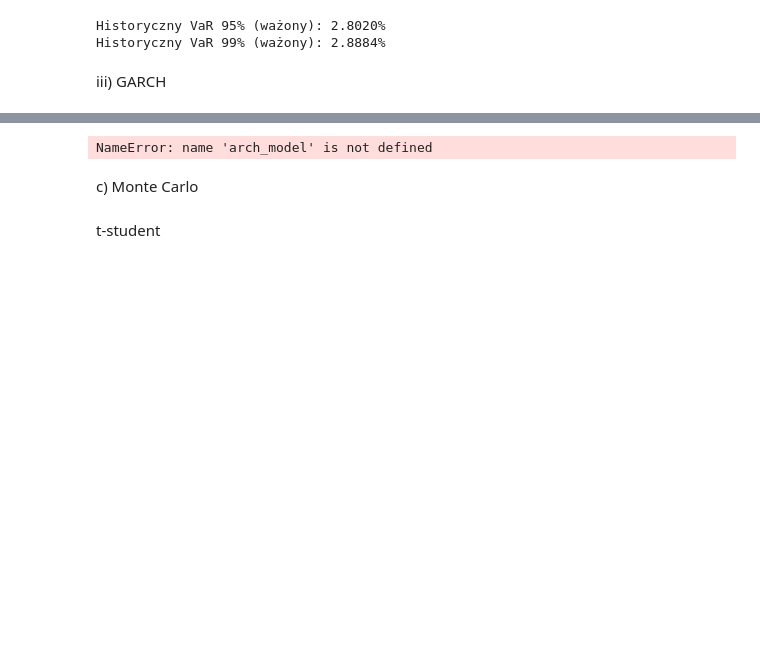
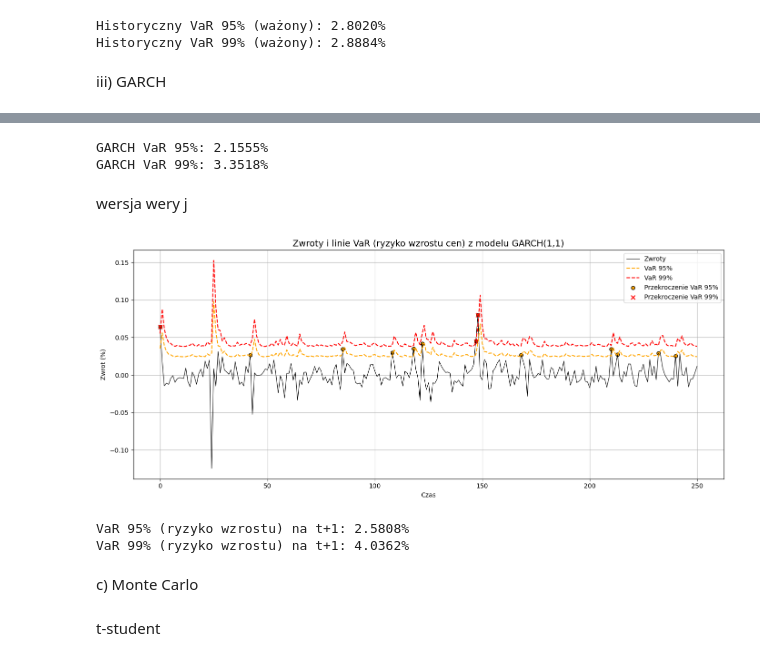
Before and after one commit to werpyr1003/Zarz-dzanie_ryzykiem_McDonald_Corporation, a Jupyter notebook: Projekt_3/prez_3.ipynb, the cells around one changed output, grey strips where cells are left out. Cells and saved outputs as stored; diff of their text form; code cells hidden in the pictures; blank space fills up the shorter version.

```diff
--- a/Projekt_3/prez_3.ipynb
+++ b/Projekt_3/prez_3.ipynb
@@ -225,14 +255,80 @@ garch_fit = model.fit(disp="off")
 conditional_volatility = garch_fit.conditional_volatility
 
 # Obliczanie VaR na poziomie 95% i 99% dla modelu GARCH
-VaR_garch_95 = np.percentile(conditional_volatility, 5)  # 5% percentyl dla VaR 95%
-VaR_garch_99 = np.percentile(conditional_volatility, 1)  # 1% percentyl dla VaR 99%
+VaR_garch_95 = np.percentile(conditional_volatility, 95)  # 5% percentyl dla VaR 95%
+VaR_garch_99 = np.percentile(conditional_volatility, 99)  # 1% percentyl dla VaR 99%
 
 # Wyświetlanie wyników VaR w procentach
 print(f"GARCH VaR 95%: {VaR_garch_95 * 100:.4f}%")
 print(f"GARCH VaR 99%: {VaR_garch_99 * 100:.4f}%")
 # %% [output]
-NameError: name 'arch_model' is not defined
+GARCH VaR 95%: 2.1555%
+GARCH VaR 99%: 3.3518%
+# %% [markdown]
+wersja wery j
+# %%
+import numpy as np
+import matplotlib.pyplot as plt
+from arch import arch_model
+
+# Dopasowanie modelu GARCH(1,1)
+model = arch_model(logret_fuel_data, vol='Garch', p=1, q=1)
+garch_fit = model.fit(disp="off")
+
+# Obliczenie zmienności i standaryzowanych reszt
+cond_vol = garch_fit.conditional_volatility
+standardized_residuals = garch_fit.resid / cond_vol
+
+# Górne kwantyle (ryzyko wzrostu cen)
+VaR95_quantile = np.quantile(standardized_residuals, 0.95)
+VaR99_quantile = np.quantile(standardized_residuals, 0.99)
+
+# Linie VaR (w górę, bo interesuje nas ryzyko wzrostów)
+VaR_95 = cond_vol * VaR95_quantile
+VaR_99 = cond_vol * VaR99_quantile
+
+# Wykres
+plt.figure(figsize=(14, 6))
+plt.plot(logret_fuel_data, label='Zwroty', color='black', linewidth=0.8)
+plt.plot(VaR_95, label='VaR 95%', color='orange', linestyle='--')
+plt.plot(VaR_99, label='VaR 99%', color='red', linestyle='--')
+
+# Zaznaczenie przekroczeń (obs. > VaR)
+exceed_95 = logret_fuel_data > VaR_95
+exceed_99 = logret_fuel_data > VaR_99
+
+plt.scatter(np.where(exceed_95)[0], logret_fuel_data[exceed_95],
+            color='orange', label='Przekroczenie VaR 95%', marker='o', s=30, edgecolors='k')
+plt.scatter(np.where(exceed_99)[0], logret_fuel_data[exceed_99],
+            color='red', label='Przekroczenie VaR 99%', marker='x', s=40)
+
+# Formatowanie
+plt.title('Zwroty i linie VaR (ryzyko wzrostu cen) z modelu GARCH(1,1)', fontsize=14)
+plt.xlabel('Czas')
+plt.ylabel('Zwrot (%)')
+plt.legend()
+plt.grid(True)
+plt.tight_layout()
+plt.show()
+
+VaR_garch_95=VaR_95
+VaR_garch_99=VaR_99
+# %% [output]
+[figure, added]
+# %%
+# Prognoza zmienności na kolejny dzień
+forecast = garch_fit.forecast(horizon=1)
+sigma_t1 = np.sqrt(forecast.variance.values[-1, 0])
+
+# Obliczenie wartości VaR
+VaR_garch_95 = sigma_t1 * VaR95_quantile
+VaR_garch_99 = sigma_t1 * VaR99_quantile
+
+print(f"VaR 95% (ryzyko wzrostu) na t+1: {VaR_garch_95*100:.4f}%")
+print(f"VaR 99% (ryzyko wzrostu) na t+1: {VaR_garch_99*100:.4f}%")
+# %% [output]
+VaR 95% (ryzyko wzrostu) na t+1: 2.5808%
+VaR 99% (ryzyko wzrostu) na t+1: 4.0362%
 # %% [markdown]
 c) Monte Carlo
 # %% [markdown]
```
Also changed, not shown: parts of 26 cells of this notebook.
